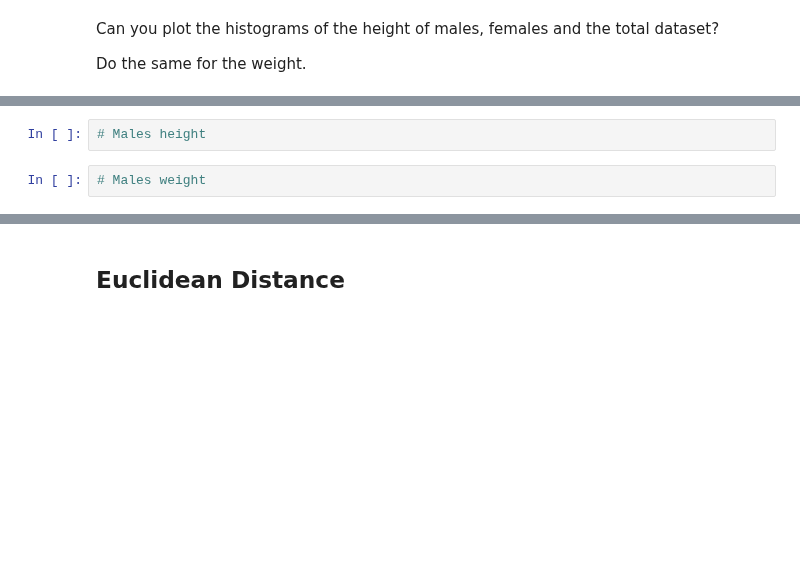
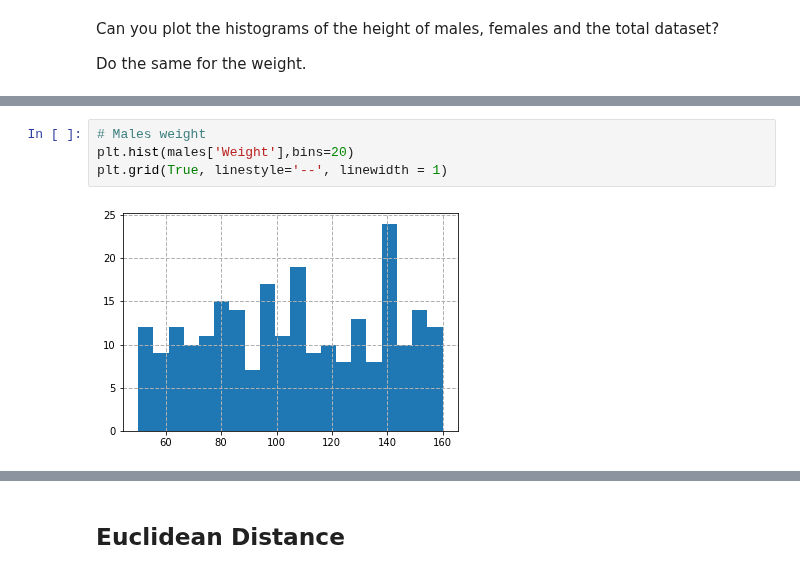
Before and after one commit to EuniceOyeniyi/stive_exercises, a Jupyter notebook: Chapter 01/18. Challenge/Friday Week 1 Math Challenge .ipynb, the cells around one changed output, grey strips where cells are left out. Saved outputs shown, nothing was run; the diff lists cells and outputs as text; blank space fills up the shorter version.

```diff
--- a/Chapter 01/18. Challenge/Friday Week 1 Math Challenge .ipynb
+++ b/Chapter 01/18. Challenge/Friday Week 1 Math Challenge .ipynb
@@ -142,6 +144,8 @@ plt.grid(True, linestyle='--', linewidth = 1)
-# %%
-# Males height
 # %%
 # Males weight
+plt.hist(males['Weight'],bins=20)
+plt.grid(True, linestyle='--', linewidth = 1)
+# %% [output]
+[figure, added]
 # %%
 # Females height
```
Also changed, not shown: parts of 2 cells of this notebook.
